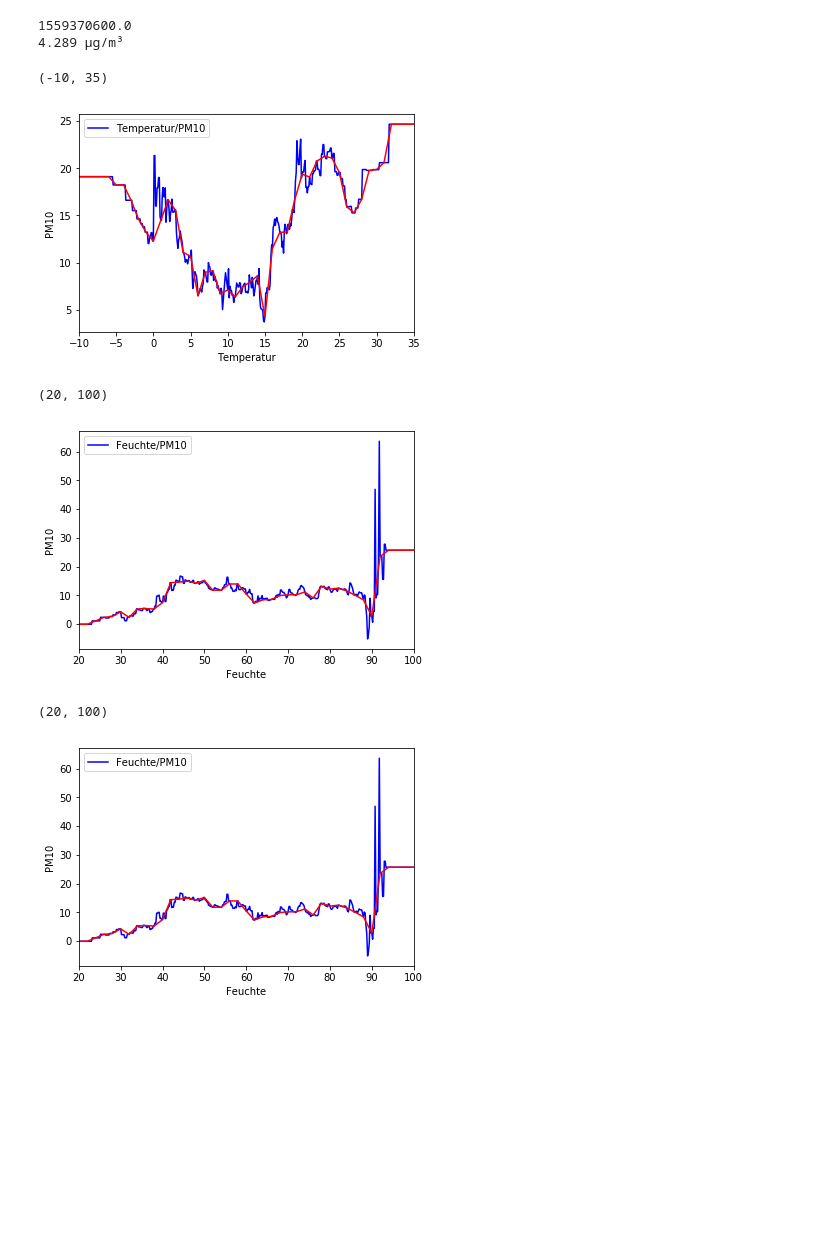
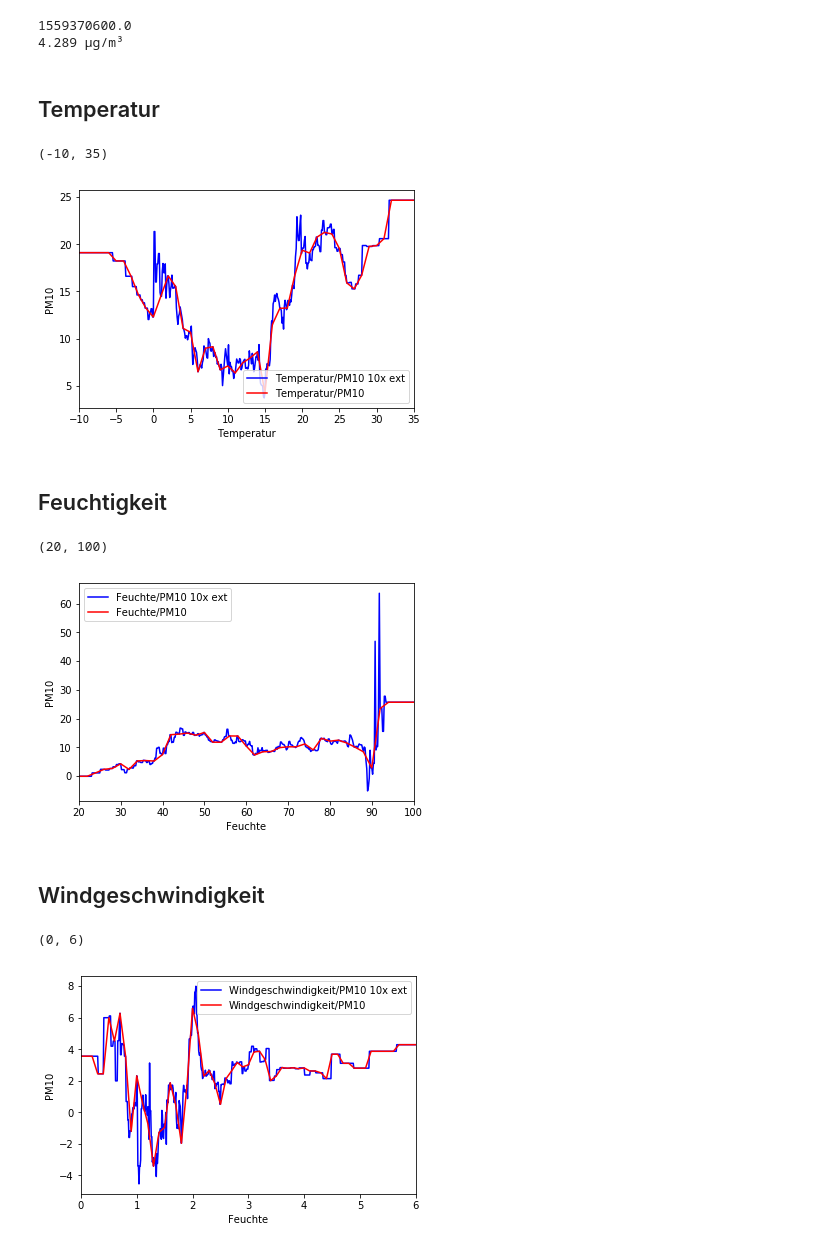
Before and after one commit to jmoehler/ParticularMatterAnalysis, a Jupyter notebook: notebooks/regressions/RegressionAllUsefullParams.ipynb, the cells around one changed output. Cells and saved outputs as stored; diff of their text form; code cells hidden in the pictures; blank space fills up the shorter version.

```diff
--- a/notebooks/regressions/RegressionAllUsefullParams.ipynb
+++ b/notebooks/regressions/RegressionAllUsefullParams.ipynb
@@ -248,7 +248,10 @@ print("%.3f µg/m³ " %(blubb))
 # %% [output]
 1559370600.0
 4.289 µg/m³
+# %% [markdown]
+## Temperatur
 # %%
+
 tempDi     = []
 tempX      = []
 
@@ -275,7 +278,7 @@ for X in staSto:
 
 plt.plot(tempX, tempDi, color= "blue")
 plt.plot(tempX2, tempDi2, color= "red")
-plt.legend(['Temperatur/PM10'], loc=2)
+plt.legend(['Temperatur/PM10 10x ext','Temperatur/PM10'], loc=4)
 plt.xlabel("Temperatur")
 plt.ylabel("PM10")
 
@@ -283,7 +286,9 @@ axes = plt.gca()
 axes.set_xlim([-10,35])
 # %% [output]
 (-10, 35)
-[figure, old version]
+[figure, new version]
+# %% [markdown]
+## Feuchtigkeit
 # %%
 feuchtDi   = []
 feuchtX    = []
@@ -310,7 +315,7 @@ for X in np.arange(0,110,2):
 
 plt.plot(feuchtX, feuchtDi, color= "blue")
 plt.plot(feuchtX2, feuchtDi2, color= "red")
-plt.legend(['Feuchte/PM10'], loc=2)
+plt.legend(['Feuchte/PM10 10x ext', 'Feuchte/PM10'], loc=2)
 plt.xlabel("Feuchte")
 plt.ylabel("PM10")
 
@@ -318,38 +323,42 @@ axes = plt.gca()
 axes.set_xlim([20,100])
 # %% [output]
 (20, 100)
-[figure, old version]
+[figure, new version]
+# %% [markdown]
+## Windgeschwindigkeit
 # %%
-feuchtDi   = []
-feuchtX    = []
+wgDi       = []
+wgX        = []
 
-for X in np.arange(0,110,0.2):
+for X in np.arange(0,10,0.01):
     date3 = 1559370600.0
-    modPred = bestModel.predict([[date3,15,X,20,1010,0]])
+    modPred = bestModel.predict([[date3,15,30,X,1010,0]])
     stri = float(modPred)
-    feuchtDi.append(stri)
-    feuchtX.append(X)
-#print("feuchtDi: %s" %(feuchtDi))
+    wgDi.append(stri)
+    wgX.append(X)
 
-feuchtDi2   = []
-feuchtX2    = []
+#print("wgDi: %s" %(wgDi))
 
-for X in np.arange(0,110,2):
+wgDi2       = []
+wgX2        = []
+
+for X in np.arange(0,10,0.1):
     date3 = 1559370600.0
-    modPred = bestModel.predict([[date3,15,X,20,1010,0]])
+    modPred = bestModel.predict([[date3,15,30,X,1010,0]])
     stri = float(modPred)
-    feuchtDi2.append(stri)
-    feuchtX2.append(X)
+    wgDi2.append(stri)
+    wgX2.append(X)
 
 
-plt.plot(feuchtX, feuchtDi, color= "blue")
-plt.plot(feuchtX2, feuchtDi2, color= "red")
-plt.legend(['Feuchte/PM10'], loc=2)
+
+plt.plot(wgX,wgDi, color= "blue")
+plt.plot(wgX2,wgDi2, color= "red")
+plt.legend(['Windgeschwindigkeit/PM10 10x ext','Windgeschwindigkeit/PM10'], loc=1)
 plt.xlabel("Feuchte")
 plt.ylabel("PM10")
 
 axes = plt.gca()
-axes.set_xlim([20,100])
+axes.set_xlim([0,6])
 # %% [output]
-(20, 100)
+(0, 6)
-[figure, old version]
+[figure, new version]
```
Also changed, not shown: parts of 6 cells of this notebook.
